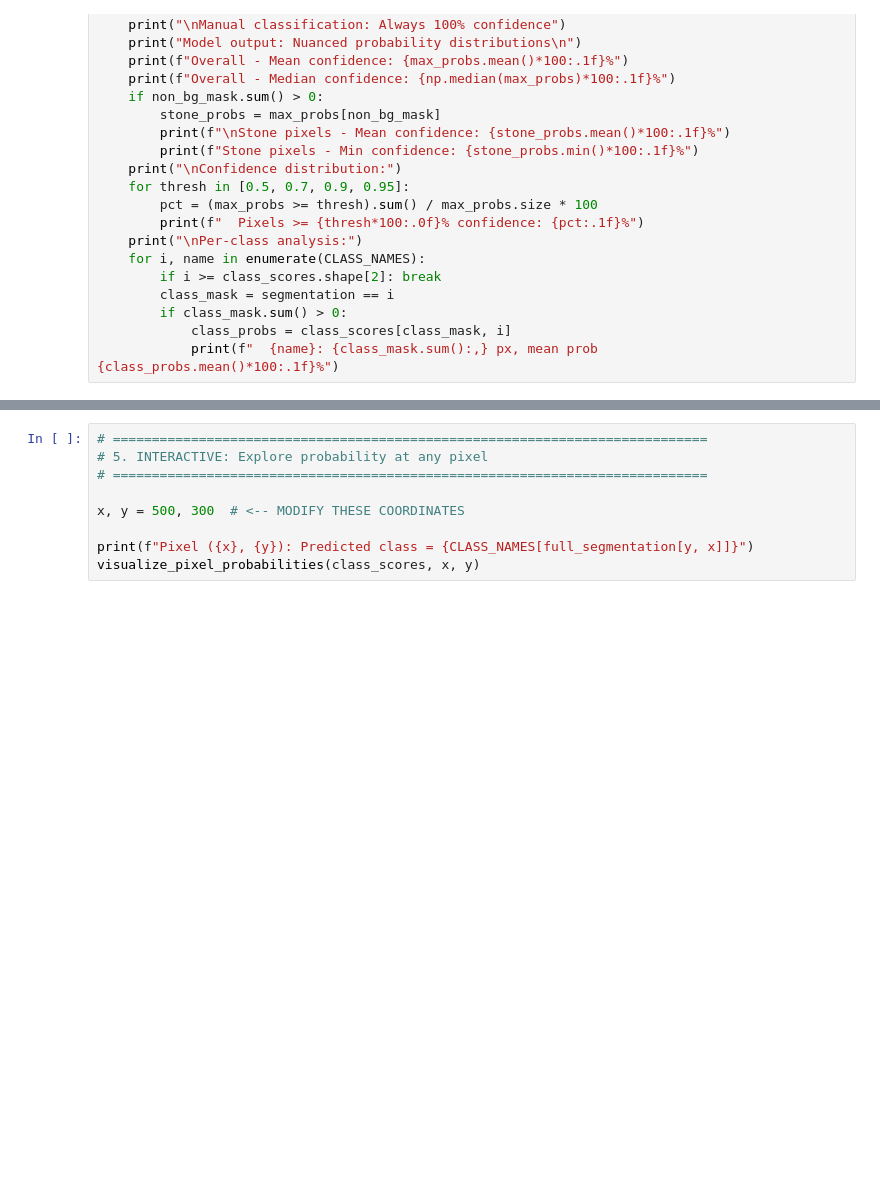
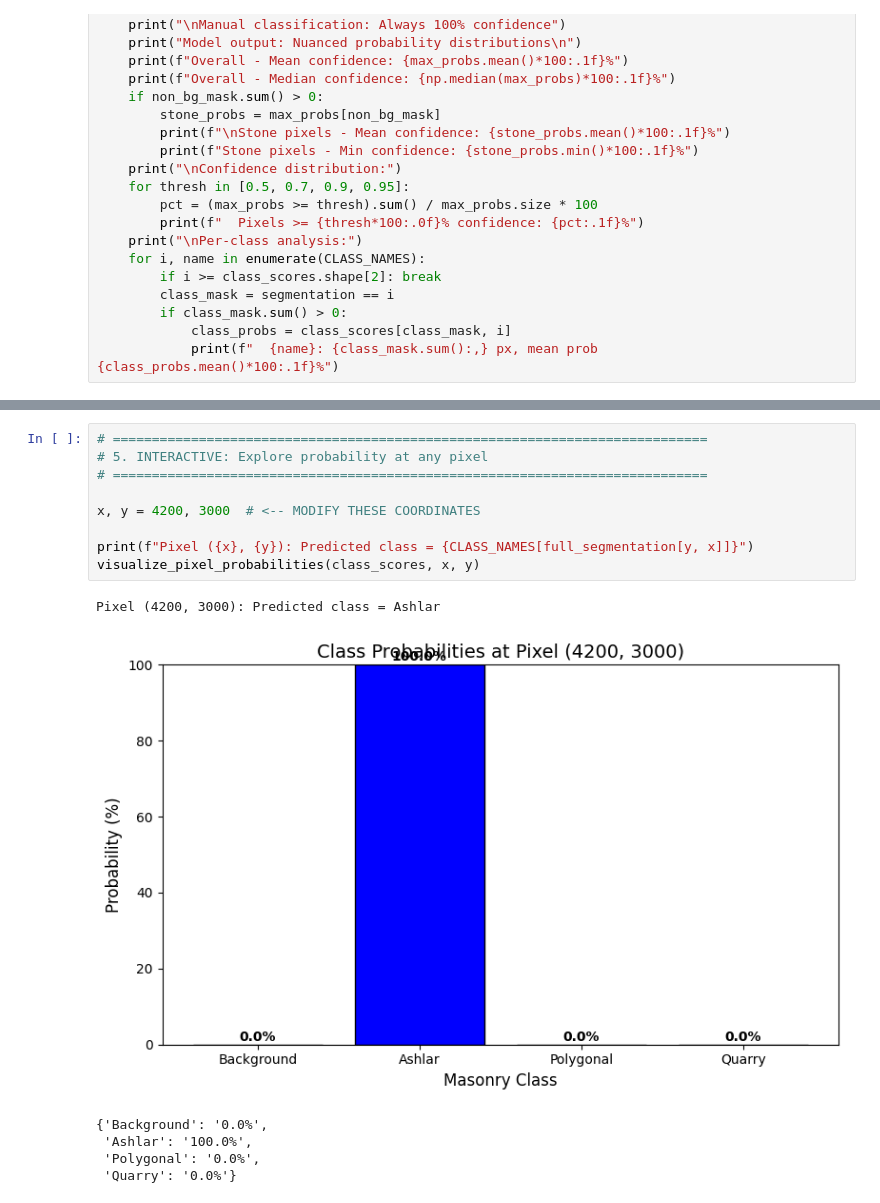
Before and after one commit to NilsSchnorr/AppearanceMeetsGeometry, a Jupyter notebook: 03_image_segmentation_with_trained_ML/7-channel-segmenting.ipynb, the cells around one changed output, grey strips where cells are left out. Saved outputs shown, nothing was run; the diff lists cells and outputs as text; blank space fills up the shorter version.

```diff
--- a/03_image_segmentation_with_trained_ML/7-channel-segmenting.ipynb
+++ b/03_image_segmentation_with_trained_ML/7-channel-segmenting.ipynb
@@ -760,9 +817,16 @@ max_probs, uncertainty = create_uncertainty_map(
 # %%
 # ============================================================================
 # 5. INTERACTIVE: Explore probability at any pixel
 # ============================================================================
 
-x, y = 500, 300  # <-- MODIFY THESE COORDINATES
+x, y = 4200, 3000  # <-- MODIFY THESE COORDINATES
 
 print(f"Pixel ({x}, {y}): Predicted class = {CLASS_NAMES[full_segmentation[y, x]]}")
 visualize_pixel_probabilities(class_scores, x, y)
+# %% [output]
+Pixel (4200, 3000): Predicted class = Ashlar
+[figure, added]
+{'Background': '0.0%',
+ 'Ashlar': '100.0%',
+ 'Polygonal': '0.0%',
+ 'Quarry': '0.0%'}
```
Also changed, not shown: parts of 7 cells of this notebook.
